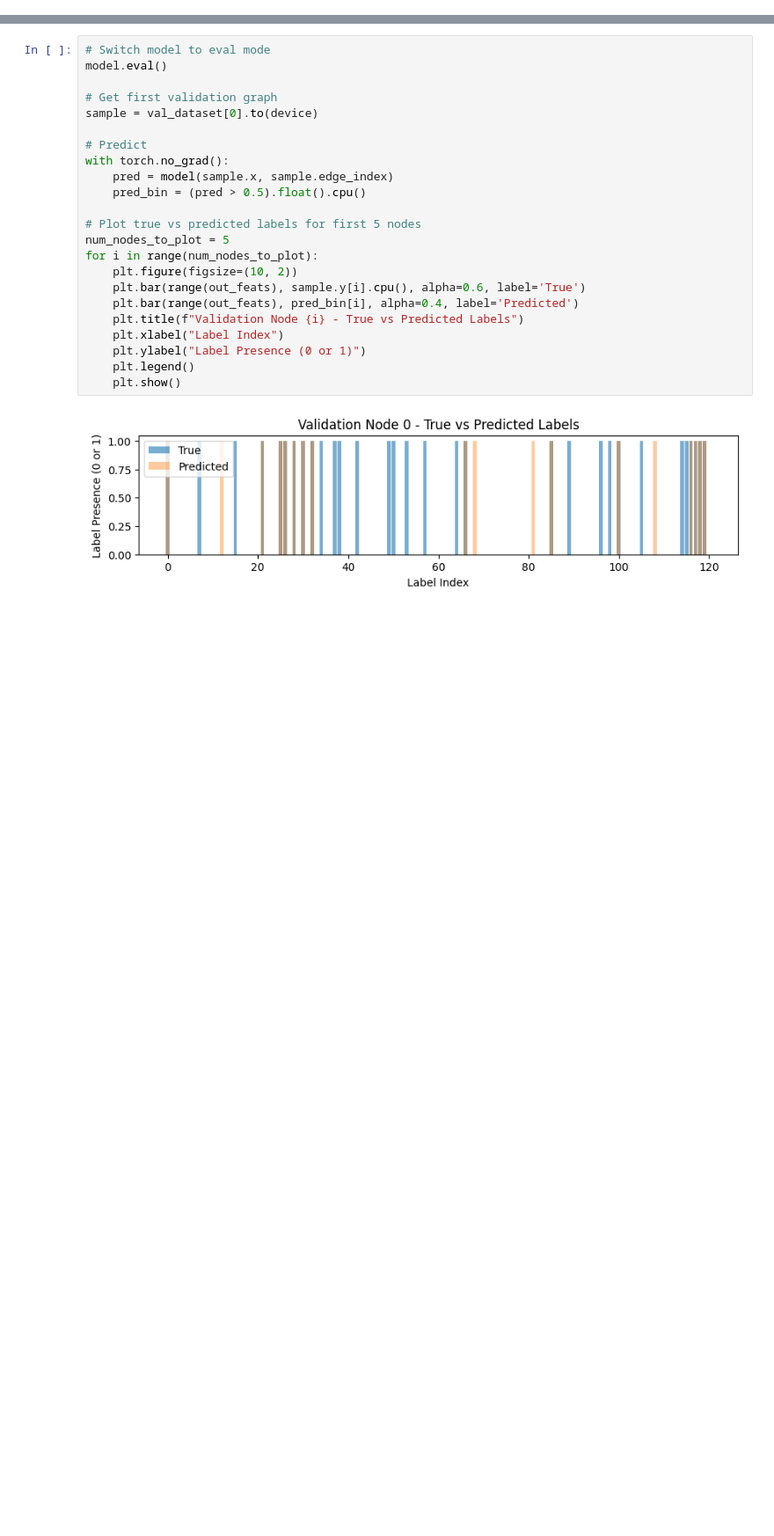
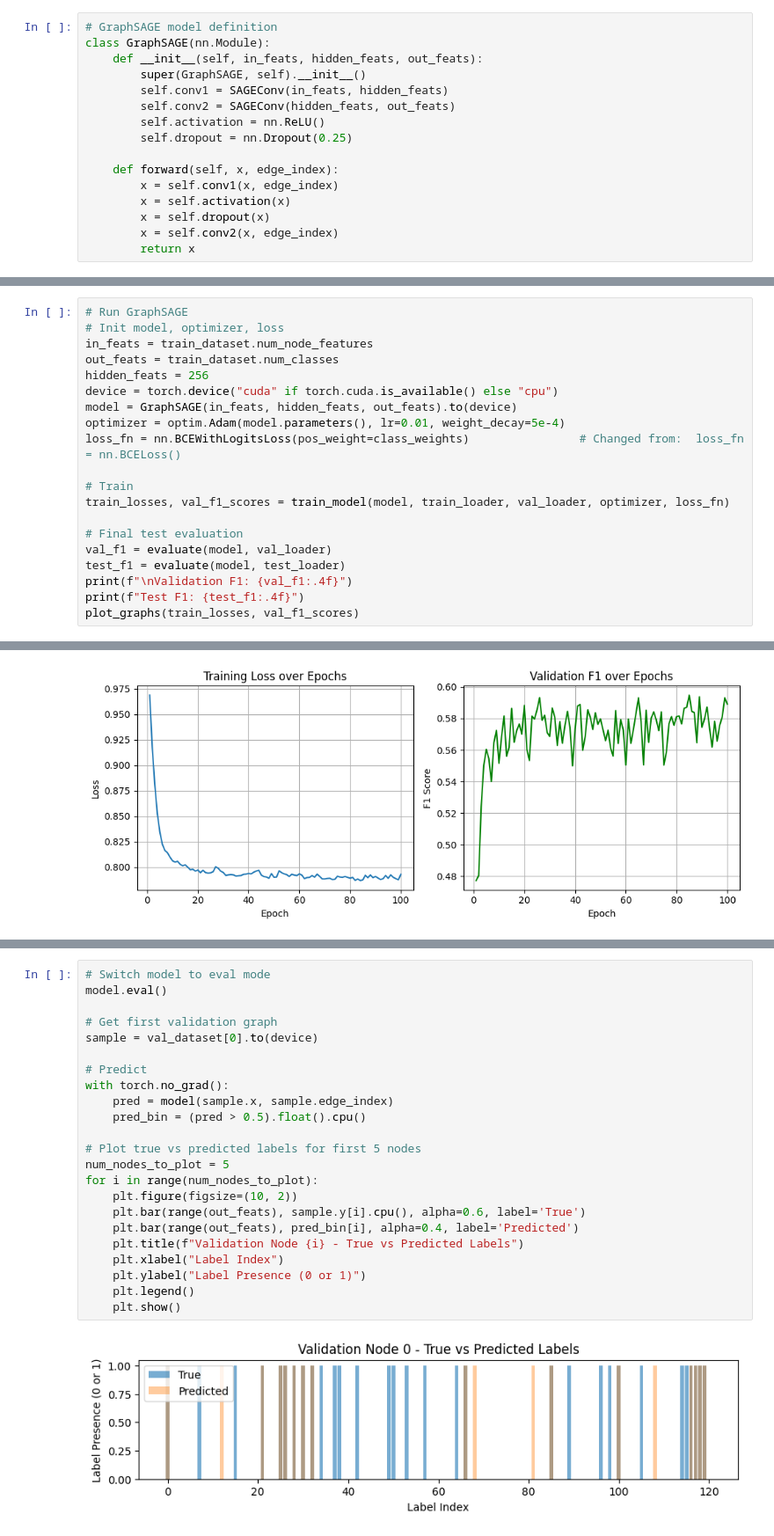
Before and after one commit to isaacbilsel/GNN-Proteins, a Jupyter notebook: Copy_of_TRIALPYT.ipynb, the cells around one changed output, grey strips where cells are left out. Shown at 88% size. Cells and saved outputs as stored; diff of their text form; blank space fills up the shorter version.

```diff
--- a/Copy_of_TRIALPYT.ipynb
+++ b/Copy_of_TRIALPYT.ipynb
@@ -144 +112,17 @@ Epoch 20/100, Loss: 0.5058, Val F1: 0.4798
+# %%
+# GraphSAGE model definition
+class GraphSAGE(nn.Module):
+    def __init__(self, in_feats, hidden_feats, out_feats):
+        super(GraphSAGE, self).__init__()
+        self.conv1 = SAGEConv(in_feats, hidden_feats)
+        self.conv2 = SAGEConv(hidden_feats, out_feats)
+        self.activation = nn.ReLU()
+        self.dropout = nn.Dropout(0.25)
+
+    def forward(self, x, edge_index):
+        x = self.conv1(x, edge_index)
+        x = self.activation(x)
+        x = self.dropout(x)
+        x = self.conv2(x, edge_index)
+        return x
 # %%
@@ -268,0 +230,21 @@ Epoch 100/100, Loss: 0.3773, F1-score: 0.6933
+# %%
+# Run GraphSAGE
+# Init model, optimizer, loss
+in_feats = train_dataset.num_node_features
+out_feats = train_dataset.num_classes
+hidden_feats = 256
+device = torch.device("cuda" if torch.cuda.is_available() else "cpu")
+model = GraphSAGE(in_feats, hidden_feats, out_feats).to(device)
+optimizer = optim.Adam(model.parameters(), lr=0.01, weight_decay=5e-4)
+loss_fn = nn.BCEWithLogitsLoss(pos_weight=class_weights)                # Changed from:  loss_fn = nn.BCELoss()
+
+# Train
+train_losses, val_f1_scores = train_model(model, train_loader, val_loader, optimizer, loss_fn)
+
+# Final test evaluation
+val_f1 = evaluate(model, val_loader)
+test_f1 = evaluate(model, test_loader)
+print(f"\nValidation F1: {val_f1:.4f}")
+print(f"Test F1: {test_f1:.4f}")
+plot_graphs(train_losses, val_f1_scores)
+# %% [output]
@@ -268,0 +268 @@ Epoch 100/100, Loss: 0.3773, F1-score: 0.6933
+[figure, added]
```
Also changed, not shown: parts of 16 cells of this notebook, 17 other files.
